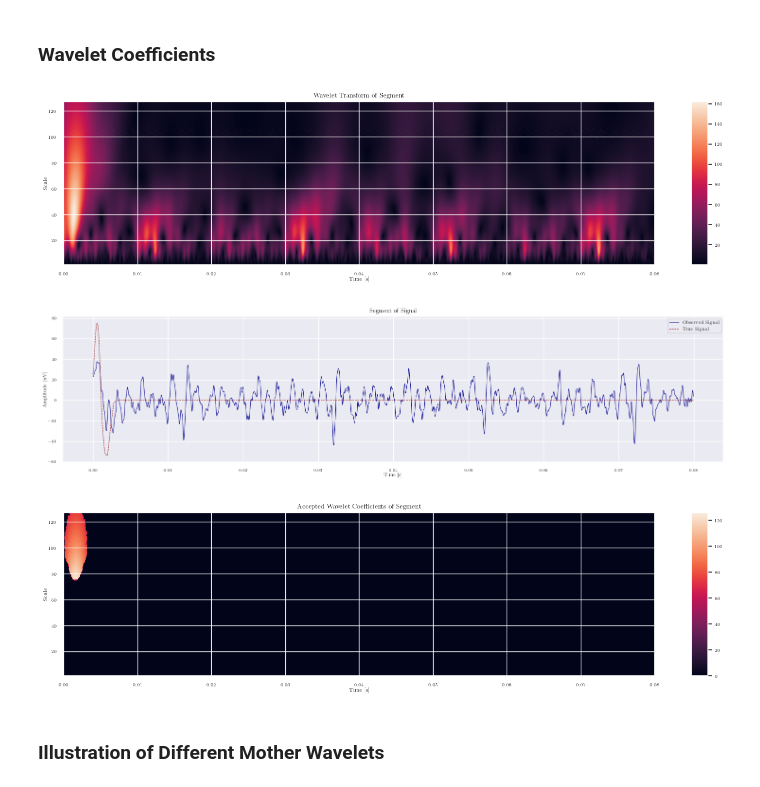
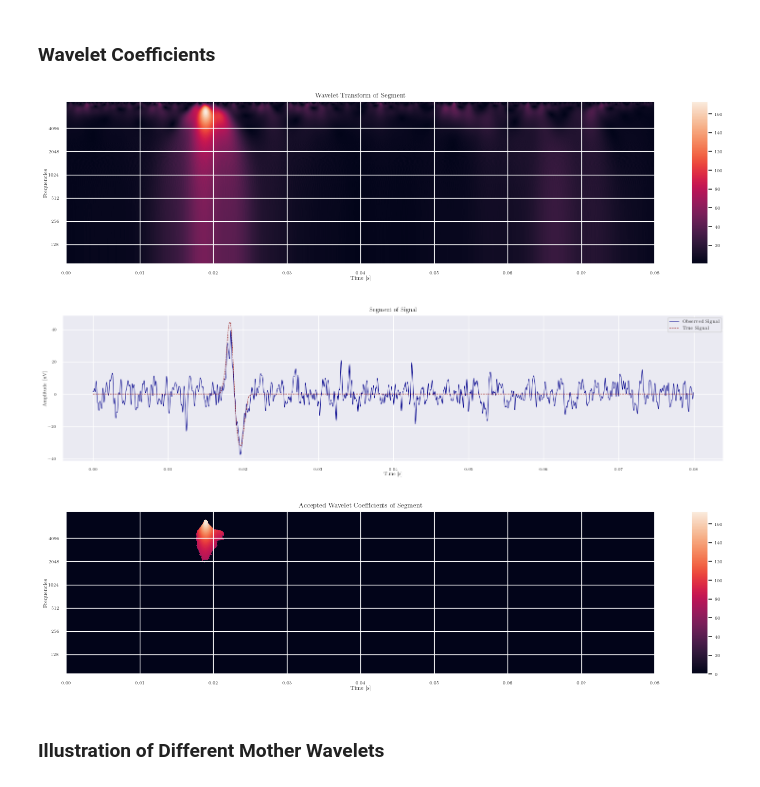
Before and after one commit to TheresaDF/NeuronSpikeEye, a Jupyter notebook: src/visualizations/wavelet_model.ipynb, the cells around one changed output. Saved outputs shown, nothing was run; the diff lists cells and outputs as text; code cells hidden in the pictures.

Commit message:
change scale to frequency in plots

```diff
--- a/src/visualizations/wavelet_model.ipynb
+++ b/src/visualizations/wavelet_model.ipynb
@@ -94,10 +94,10 @@ with open("simulated_data.pkl", 'rb') as f:
     file = pickle.load(f)
 f.close()
 
-channel = 2
-bin_idx = 1
-peaks, _ = find_peaks(file['filtered_signal'][:, channel], height = 30, distance = 2900)
-bins = bin_data(file['filtered_signal'][:, channel], peaks).T
+channel = 1
+bin_idx = 20
+peaks, _ = find_peaks(file['filt_signal'][:, channel], height = 30, distance = 2900)
+bins = bin_data(file['filt_signal'][:, channel], peaks).T
 true_bins = bin_data(file['true_signal'][:, channel], peaks).T
 # %%
 # apply wavelet transform
@@ -105,42 +105,46 @@ scales = np.arange(1, 128)
 coefficients, frequencies = pywt.cwt(bins[:, bin_idx], scales=scales, wavelet='cgau1', sampling_period=1/30000)
 
 fig = plt.figure(figsize = (18, 4))
-plt.imshow(np.abs(coefficients), extent=[0, len(bins) / 30000, scales.min(), scales.max()],
+plt.imshow(np.flipud(np.abs(coefficients)), extent=[0, len(bins) / 30000, frequencies.min(), frequencies.max()],
            aspect='auto', origin='lower')
 plt.colorbar(aspect=10)
+plt.yscale("log")
+plt.yticks([128, 256, 512, 1024, 2048, 4096], ["128", "256", "512", "1024", "2048", "4096"])
 plt.title("Wavelet Transform of Segment")
-plt.ylabel("Scale")
+plt.ylabel("Frequencies")
 plt.xlabel("Time [s]")
 plt.show()
 
 savefig(fig, "wavelet_coefficients", width = 6, height=1.5)
 
 fig = plt.figure(figsize = (18, 4))
 plt.plot(np.arange(2400) / 30000, bins[:, bin_idx], color = "darkblue", linewidth = 0.7)
 plt.plot(np.arange(2400) / 30000, true_bins[:, bin_idx], '--', color = "darkred", linewidth = 0.7)
 plt.title("Segment of Signal")
 plt.ylabel("Amplitude [uV]")
 plt.xlabel("Time [s]")
 plt.legend(["Observed Signal", "True Signal"])
 plt.show()
 
 savefig(fig, "wavelet_time_segment", width = 6, height=1.5)
 
-accepted_coefficients = get_accepted_coefficients(coefficients, scales)[1]
+accepted_coefficients = get_accepted_coefficients(coefficients, scales, 0.5)
 
 fig = plt.figure(figsize = (18, 4))
-plt.imshow(np.abs(accepted_coefficients), extent=[0, len(bins) / 30000, scales.min(), scales.max()],
+plt.imshow(np.flipud(np.abs(accepted_coefficients)), extent=[0, len(bins) / 30000, frequencies.min(), frequencies.max()],
            aspect='auto', origin='lower')
 plt.colorbar(aspect = 10)
 plt.title("Accepted Wavelet Coefficients of Segment")
-plt.ylabel("Scale")
+plt.ylabel("Frequencies")
+plt.yscale("log")
+plt.yticks([128, 256, 512, 1024, 2048, 4096], ["128", "256", "512", "1024", "2048", "4096"])
 plt.xlabel("Time [s]")
 plt.show()
 
 savefig(fig, "wavelet_coefficients_accepted", width = 6, height=1.5)
 # %% [output]
-[figure, old version]
+[figure, new version]
-[figure, old version]
+[figure, new version]
-[figure, old version]
+[figure, new version]
 # %% [markdown]
 ### Illustration of Different Mother Wavelets
```
Also changed, not shown: parts of 2 cells of this notebook.
